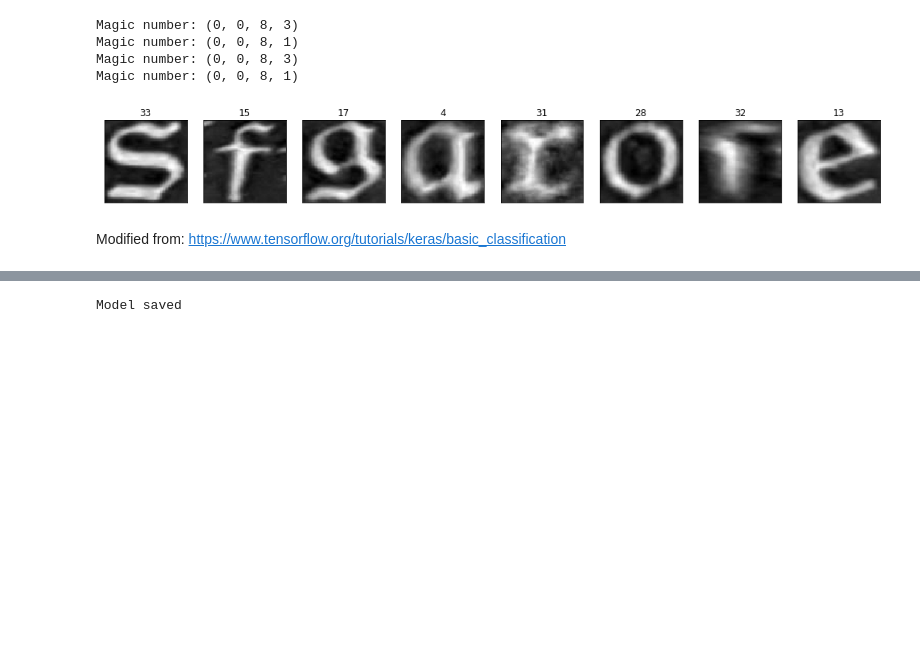
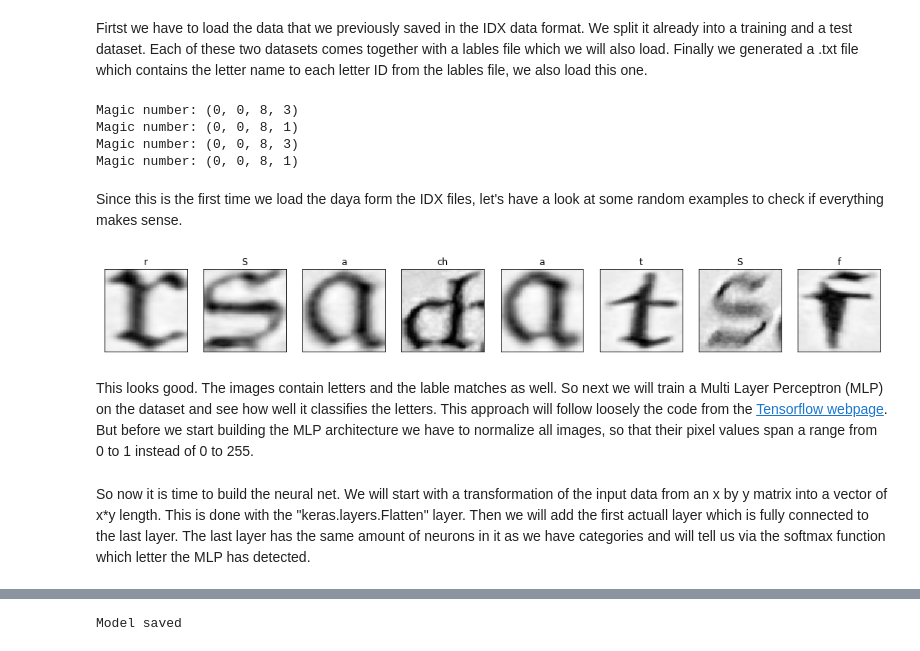
Before and after one commit to akcarsten/cook_book, a Jupyter notebook: 02_train_MLP.ipynb, the cells around one changed output, grey strips where cells are left out. Cells and saved outputs as stored; diff of their text form; code cells hidden in the pictures; blank space fills up the shorter version.

Commit message:
changed image; comments added

```diff
--- a/02_train_MLP.ipynb
+++ b/02_train_MLP.ipynb
@@ -8,6 +8,8 @@ from tensorflow import keras
 import os
 
 %matplotlib inline
+# %% [markdown]
+Firtst we have to load the data that we previously saved in the IDX data format. We split it already into a training and a test dataset. Each of these two datasets comes together with a lables file which we will also load. Finally we generated a .txt file which contains the letter name to each letter ID from the lables file, we also load this one.
 # %%
 # Read the data
 filename = './dataset/train-images.idx3-ubyte'
@@ -35,19 +37,19 @@ Magic number: (0, 0, 8, 3)
 Magic number: (0, 0, 8, 1)
 Magic number: (0, 0, 8, 3)
 Magic number: (0, 0, 8, 1)
+# %% [markdown]
+Since this is the first time we load the daya form the IDX files, let's have a look at some random examples to check if everything makes sense.
 # %%
 # Plot some random examples
 n_images = train_images.shape[0]
 n_plots = 8
 
 fig, ax = plt.subplots(1, n_plots, figsize=(18, 18))
 for i in range(n_plots):
     image_num = np.random.randint(low=0, high=n_images)
-    ax[i].imshow(train_images[image_num], cmap='gray')
+    ax[i].imshow(train_images[image_num], cmap='Greys')
     ax[i].set_xticks([])
     ax[i].set_yticks([])
-    ax[i].set_title(train_labels[image_num])
+    ax[i].set_title(class_names[train_labels[image_num]][0])
 # %% [output]
-[figure, old version]
+[figure, new version]
-# %% [markdown]
-Modified from: https://www.tensorflow.org/tutorials/keras/basic_classification
@@ -58,0 +56,4 @@ n_categories = len(class_names)
+# %% [markdown]
+This looks good. The images contain letters and the lable matches as well.
+So next we will train a Multi Layer Perceptron (MLP) on the dataset and see how well it classifies the letters. This approach will follow loosely the code from the [Tensorflow webpage](https://www.tensorflow.org/tutorials/keras/basic_classification).
+But before we start building the MLP architecture we have to normalize all images, so that their pixel values span a range from 0 to 1 instead of 0 to 255.
@@ -59 +71,3 @@ n_categories = len(class_names)
+# %% [markdown]
+So now it is time to build the neural net. We will start with a transformation of the input data from an x by y matrix into a vector of x*y length. This is done with the "keras.layers.Flatten" layer. Then we will add the first actuall layer which is fully connected to the last layer. The last layer has the same amount of neurons in it as we have categories and will tell us via the softmax function which letter the MLP has detected.
 # %%
```
Also changed, not shown: parts of 7 cells of this notebook, 8 other files.
